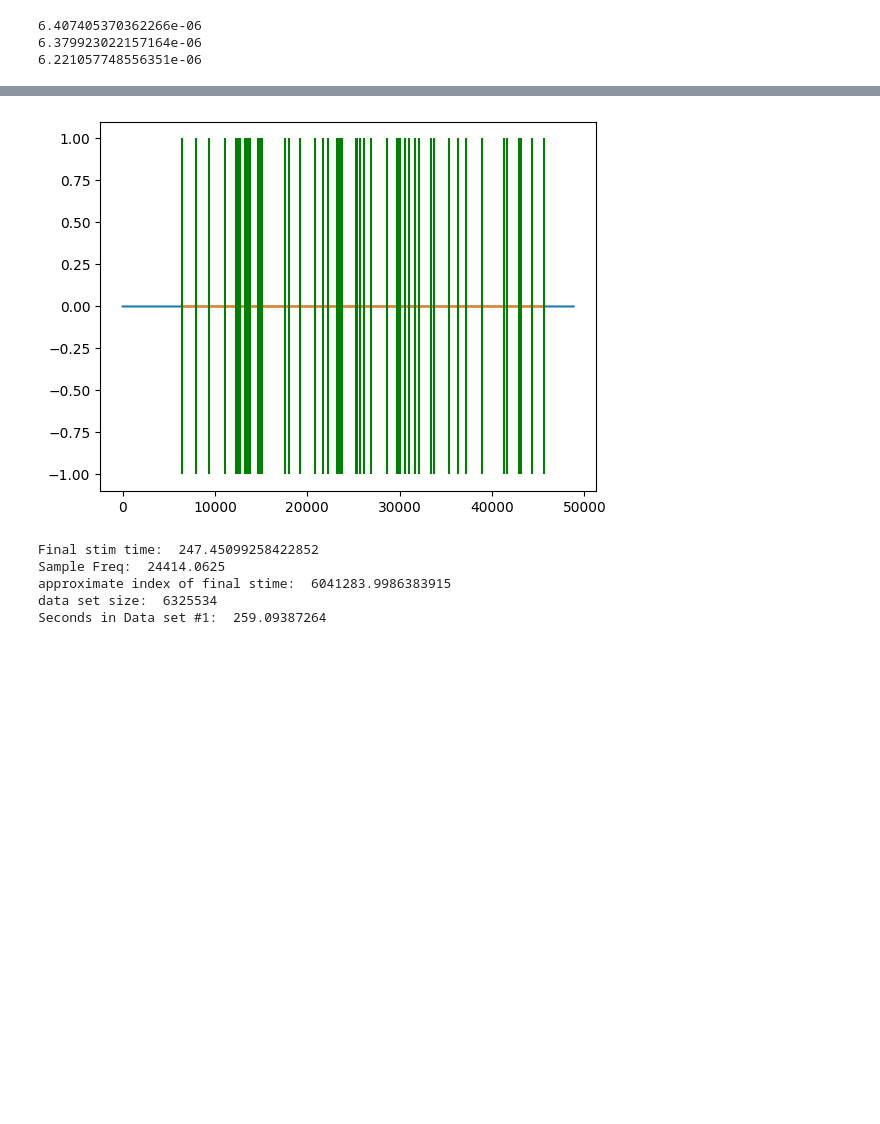
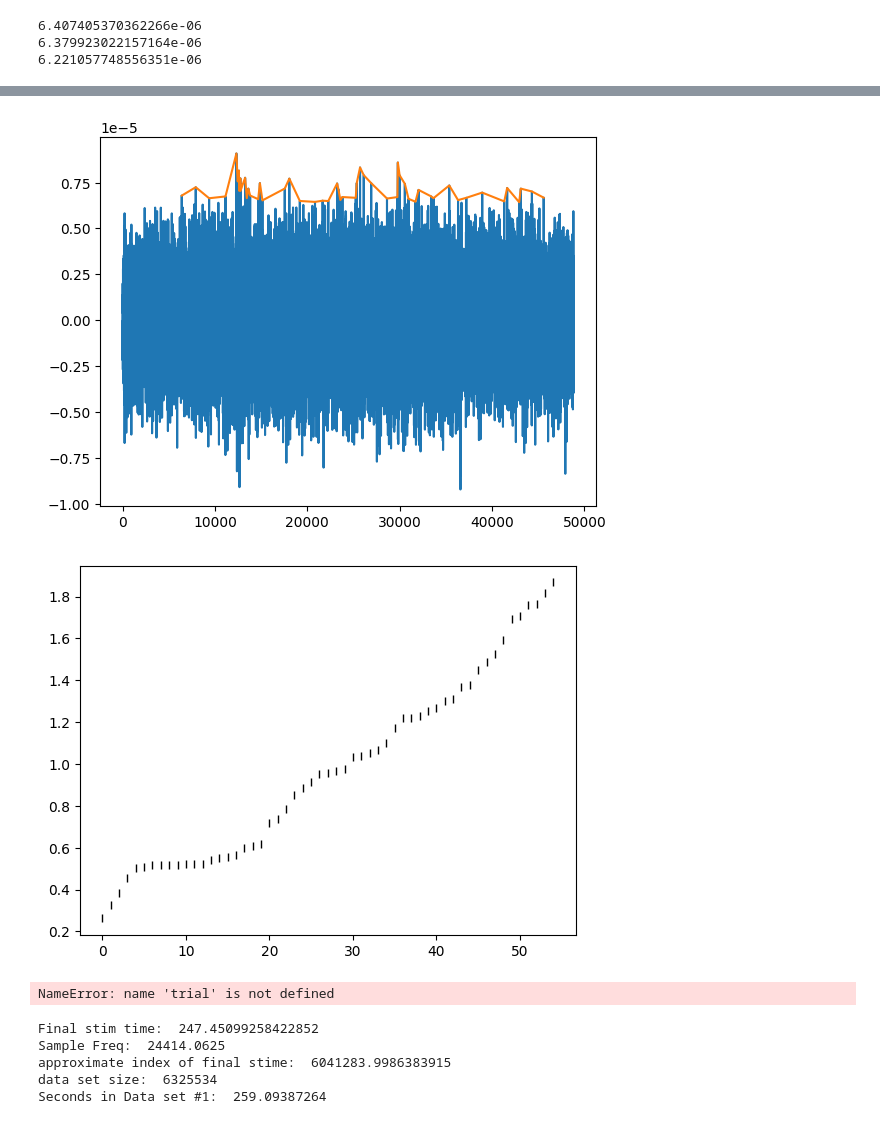
Before and after one commit to brownj47/ecog_signal_processing, a Jupyter notebook: test.ipynb, the cells around one changed output, grey strips where cells are left out. Cells and saved outputs as stored; diff of their text form; code cells hidden in the pictures; blank space fills up the shorter version.

Commit message:
one-line raster plot

```diff
--- a/test.ipynb
+++ b/test.ipynb
@@ -173,25 +172,34 @@ print(trials)
 # %%
-# Raster Plot
+peaks = trials[0]["spike_indices"]
+trial_start = trials[0]["ecog_index_window"][0]
+trial_end = trials[0]["ecog_index_window"][1]
 plt.figure()
 
 plt.plot(data_pattern_1_filtered[trial_start:trial_end])
-plt.plot(peaks,data_pattern_1_filtered[peaks + trial_start] )
+plt.plot(peaks, data_pattern_1_filtered[peaks + trial_start])
 
-plt.vlines(peaks, -1,1 ,colors="g")
+# plt.vlines(peaks, -1, 1, colors="g")
+plt.figure()
+plt.plot(trials[0]["spike_times"],np.ones(len(trials[0]["spike_times"])),  'k|')
+# for trial in trials:  # for each trial
 
-plt.plot()
-# for iT in range(n_trials):  # for each trial
-#     spike_t = spikes[iT][0] - stim_on[iT]  # get spike times in a trial, relative to stimulus onset
+#     # spike_t = spikes[iT][0] - stim_on[iT]  # get spike times in a trial, relative to stimulus onset
+
 #     # Plot each spike as a | at a given time along the same row
-#     plt.plot(spike_t, np.ones(len(spike_t)) * (iT + 1), 'k|')  # 'k|' for black vertical lines
+#     plt.plot(spike_t, np.ones(len(spike_t)) * (trial + 1), 'k|')  # 'k|' for black vertical lines
 
 # plt.xlim([-0.5, 1.5])  # Limit the x-axis
 # plt.xlabel("Time")
 # plt.ylabel("Trial #")
 # plt.title("Raster plot")
 plt.show()
 # %% [output]
-[figure, old version]
+[figure, new version]
+[figure, added]
+# %%
+print(peaks, np.ones(len(peaks)) * (trial + 1), 'k|')
+# %% [output]
+NameError: name 'trial' is not defined
 # %%
 print("Final stim time: ", STIM_TIMES[0][-1][0])
 print("Sample Freq: ", SAMPLE_FREQUENCY)
```
Also changed, not shown: parts of 3 cells of this notebook.
